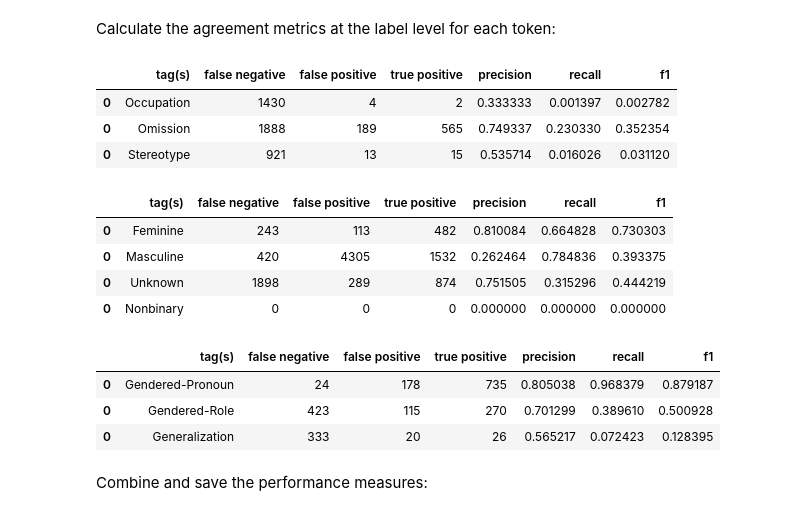
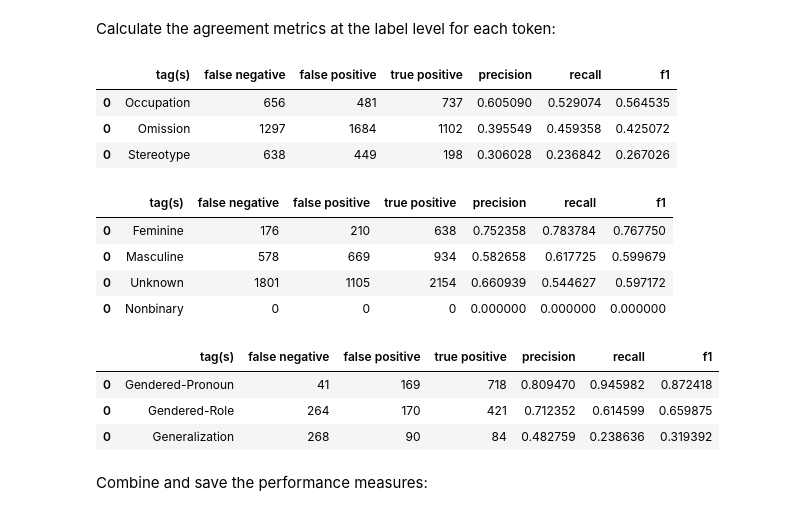
Before and after one commit to thegoose20/gender-bias, a Jupyter notebook: token_classification/BaselineSequenceClassifiers_LabelsCustomFastText.ipynb, the cells around one changed output. Saved outputs shown, nothing was run; the diff lists cells and outputs as text; code cells hidden in the pictures.

```diff
--- a/token_classification/BaselineSequenceClassifiers_LabelsCustomFastText.ipynb
+++ b/token_classification/BaselineSequenceClassifiers_LabelsCustomFastText.ipynb
@@ -772,27 +1891,27 @@ Calculate the agreement metrics at the label level for each token:
 # %%
 category = "contextual"
 tags = ['Occupation', 'Omission', 'Stereotype']
-
+pred_cont_labels = pred_cont_labels.drop(columns=["_merge"])
 pred_cont_labels = utils.isPredictedInExpected(pred_cont_labels, "label_{}_expected".format(category), "label_{}_predicted".format(category), '_merge', 'O')
 
 pred_cont_stats = utils.getScoresByCatTags(
     pred_cont_labels, "_merge", tags[0], "label_{}_expected".format(category), "label_{}_predicted".format(category), "token_id"
 )
 for i in range(1, len(tags)):
     tag_stats = utils.getScoresByCatTags(
         pred_cont_labels, "_merge", tags[i], "label_{}_expected".format(category), "label_{}_predicted".format(category), "token_id"
     )
     pred_cont_stats = pd.concat([pred_cont_stats, tag_stats])
 pred_cont_stats
 # %% [output]
 |  | tag(s) | false negative | false positive | true positive | precision | recall | f1 |
-| 0 | Occupation | 1430 | 4 | 2 | 0.333333 | 0.001397 | 0.002782 |
-| 0 | Omission | 1888 | 189 | 565 | 0.749337 | 0.230330 | 0.352354 |
-| 0 | Stereotype | 921 | 13 | 15 | 0.535714 | 0.016026 | 0.031120 |
+| 0 | Occupation | 656 | 481 | 737 | 0.605090 | 0.529074 | 0.564535 |
+| 0 | Omission | 1297 | 1684 | 1102 | 0.395549 | 0.459358 | 0.425072 |
+| 0 | Stereotype | 638 | 449 | 198 | 0.306028 | 0.236842 | 0.267026 |
 # %%
 category = "personname"
 tags = ['Feminine', 'Masculine', 'Unknown', "Nonbinary"]
-
+pred_pers_labels = pred_pers_labels.drop(columns=["_merge"])
 pred_pers_labels = utils.isPredictedInExpected(pred_pers_labels, "label_{}_expected".format(category), "label_{}_predicted".format(category), '_merge', 'O')
 
 
@@ -807,14 +1926,14 @@ for i in range(1, len(tags)):
 pred_pers_stats
 # %% [output]
 |  | tag(s) | false negative | false positive | true positive | precision | recall | f1 |
-| 0 | Feminine | 243 | 113 | 482 | 0.810084 | 0.664828 | 0.730303 |
-| 0 | Masculine | 420 | 4305 | 1532 | 0.262464 | 0.784836 | 0.393375 |
-| 0 | Unknown | 1898 | 289 | 874 | 0.751505 | 0.315296 | 0.444219 |
+| 0 | Feminine | 176 | 210 | 638 | 0.752358 | 0.783784 | 0.767750 |
+| 0 | Masculine | 578 | 669 | 934 | 0.582658 | 0.617725 | 0.599679 |
+| 0 | Unknown | 1801 | 1105 | 2154 | 0.660939 | 0.544627 | 0.597172 |
 | 0 | Nonbinary | 0 | 0 | 0 | 0.000000 | 0.000000 | 0.000000 |
 # %%
 category = "linguistic"
 tags = ["Gendered-Pronoun", "Gendered-Role", "Generalization"]
-
+pred_ling_labels = pred_ling_labels.drop(columns=["_merge"])
 pred_ling_labels = utils.isPredictedInExpected(pred_ling_labels, "label_{}_expected".format(category), "label_{}_predicted".format(category), '_merge', 'O')
 
 
@@ -829,9 +1948,9 @@ for i in range(1, len(tags)):
 pred_ling_stats
 # %% [output]
 |  | tag(s) | false negative | false positive | true positive | precision | recall | f1 |
-| 0 | Gendered-Pronoun | 24 | 178 | 735 | 0.805038 | 0.968379 | 0.879187 |
-| 0 | Gendered-Role | 423 | 115 | 270 | 0.701299 | 0.389610 | 0.500928 |
-| 0 | Generalization | 333 | 20 | 26 | 0.565217 | 0.072423 | 0.128395 |
+| 0 | Gendered-Pronoun | 41 | 169 | 718 | 0.809470 | 0.945982 | 0.872418 |
+| 0 | Gendered-Role | 264 | 170 | 421 | 0.712352 | 0.614599 | 0.659875 |
+| 0 | Generalization | 268 | 90 | 84 | 0.482759 | 0.238636 | 0.319392 |
 # %% [markdown]
 Combine and save the performance measures:
 # %%
```
Also changed, not shown: parts of 81 cells of this notebook.
